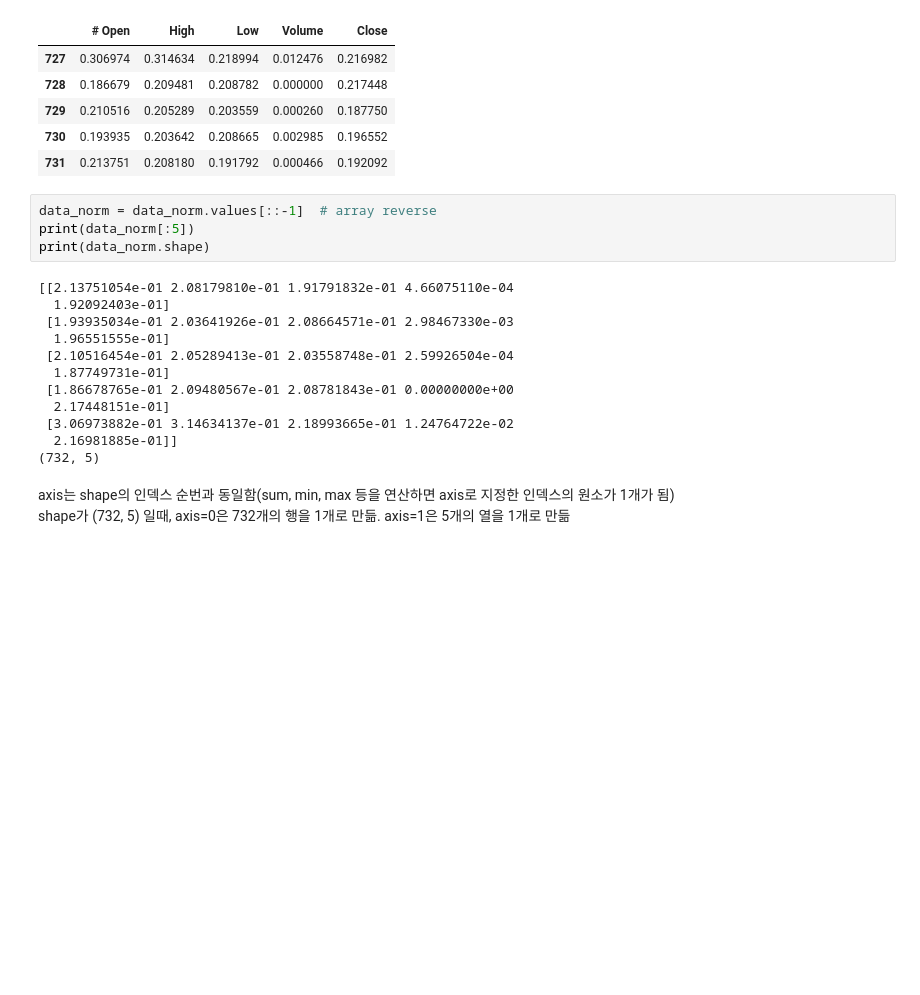
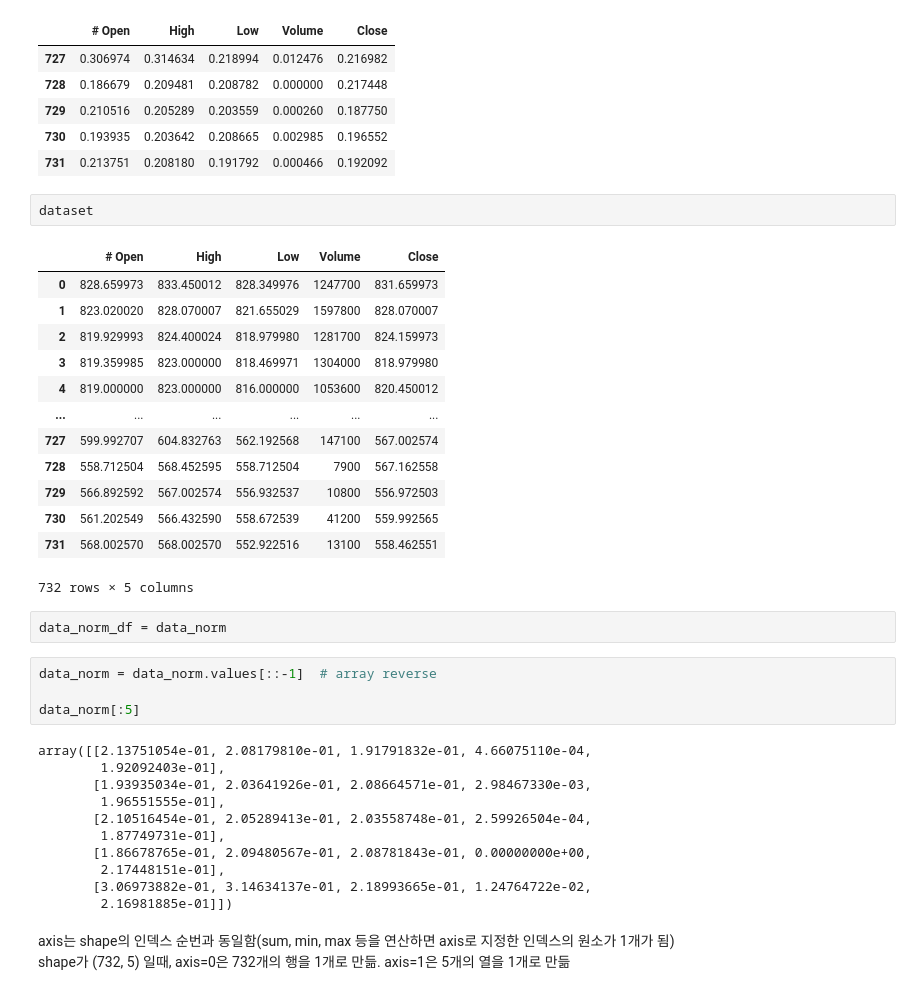
Before and after one commit to sungalex/aiqa, a Jupyter notebook: RNN_LSTM_example.ipynb, the cells around one changed output. Saved outputs shown, nothing was run; the diff lists cells and outputs as text; blank space fills up the shorter version.

```diff
--- a/RNN_LSTM_example.ipynb
+++ b/RNN_LSTM_example.ipynb
@@ -284,22 +267,39 @@ data_norm.tail()
 | 729 | 0.210516 | 0.205289 | 0.203559 | 0.000260 | 0.187750 |
 | 730 | 0.193935 | 0.203642 | 0.208665 | 0.002985 | 0.196552 |
 | 731 | 0.213751 | 0.208180 | 0.191792 | 0.000466 | 0.192092 |
+# %%
+dataset
+# %% [output]
+|  | # Open | High | Low | Volume | Close |
+| 0 | 828.659973 | 833.450012 | 828.349976 | 1247700 | 831.659973 |
+| 1 | 823.020020 | 828.070007 | 821.655029 | 1597800 | 828.070007 |
+| 2 | 819.929993 | 824.400024 | 818.979980 | 1281700 | 824.159973 |
+| 3 | 819.359985 | 823.000000 | 818.469971 | 1304000 | 818.979980 |
+| 4 | 819.000000 | 823.000000 | 816.000000 | 1053600 | 820.450012 |
+| ... | ... | ... | ... | ... | ... |
+| 727 | 599.992707 | 604.832763 | 562.192568 | 147100 | 567.002574 |
+| 728 | 558.712504 | 568.452595 | 558.712504 | 7900 | 567.162558 |
+| 729 | 566.892592 | 567.002574 | 556.932537 | 10800 | 556.972503 |
+| 730 | 561.202549 | 566.432590 | 558.672539 | 41200 | 559.992565 |
+| 731 | 568.002570 | 568.002570 | 552.922516 | 13100 | 558.462551 |
+732 rows × 5 columns
+# %%
+data_norm_df = data_norm
 # %%
 data_norm = data_norm.values[::-1]  # array reverse
-print(data_norm[:5])
-print(data_norm.shape)
+
+data_norm[:5]
 # %% [output]
-[[2.13751054e-01 2.08179810e-01 1.91791832e-01 4.66075110e-04
-  1.92092403e-01]
- [1.93935034e-01 2.03641926e-01 2.08664571e-01 2.98467330e-03
-  1.96551555e-01]
- [2.10516454e-01 2.05289413e-01 2.03558748e-01 2.59926504e-04
-  1.87749731e-01]
- [1.86678765e-01 2.09480567e-01 2.08781843e-01 0.00000000e+00
-  2.17448151e-01]
- [3.06973882e-01 3.14634137e-01 2.18993665e-01 1.24764722e-02
-  2.16981885e-01]]
-(732, 5)
+array([[2.13751054e-01, 2.08179810e-01, 1.91791832e-01, 4.66075110e-04,
+        1.92092403e-01],
+       [1.93935034e-01, 2.03641926e-01, 2.08664571e-01, 2.98467330e-03,
+        1.96551555e-01],
+       [2.10516454e-01, 2.05289413e-01, 2.03558748e-01, 2.59926504e-04,
+        1.87749731e-01],
+       [1.86678765e-01, 2.09480567e-01, 2.08781843e-01, 0.00000000e+00,
+        2.17448151e-01],
+       [3.06973882e-01, 3.14634137e-01, 2.18993665e-01, 1.24764722e-02,
+        2.16981885e-01]])
 # %% [markdown]
 axis는 shape의 인덱스 순번과 동일함(sum, min, max 등을 연산하면 axis로 지정한 인덱스의 원소가 1개가 됨) <br>
 shape가 (732, 5) 일때, axis=0은 732개의 행을 1개로 만듦. axis=1은 5개의 열을 1개로 만듦
```
Also changed, not shown: parts of 39 cells of this notebook.
